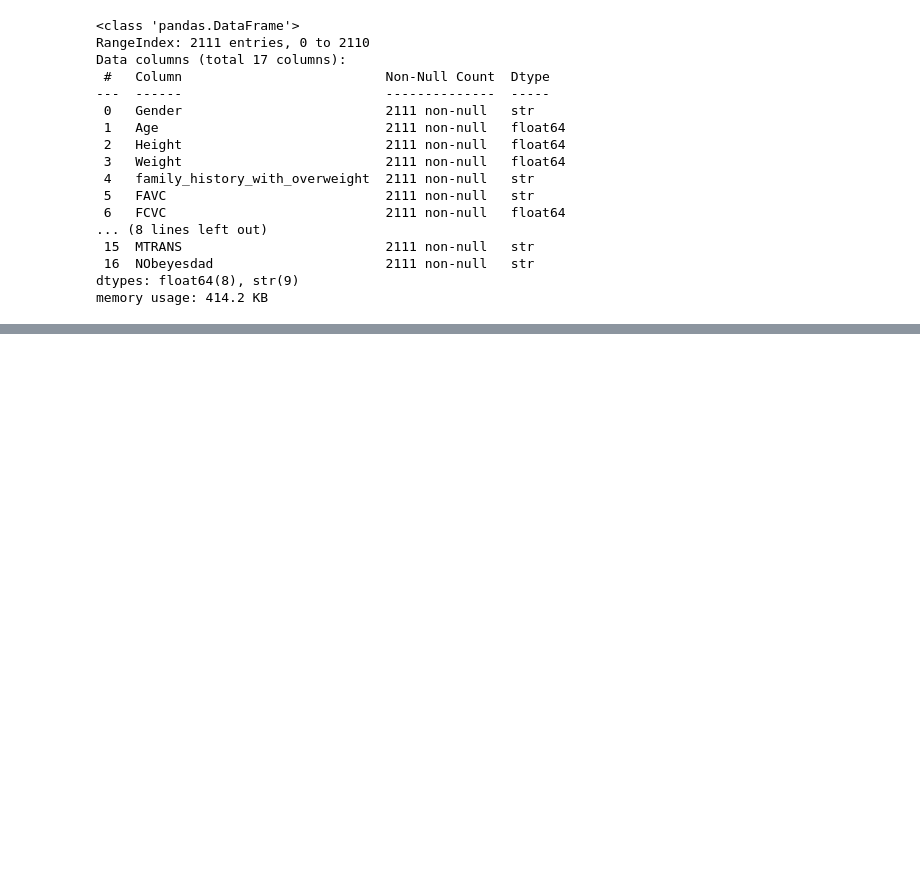
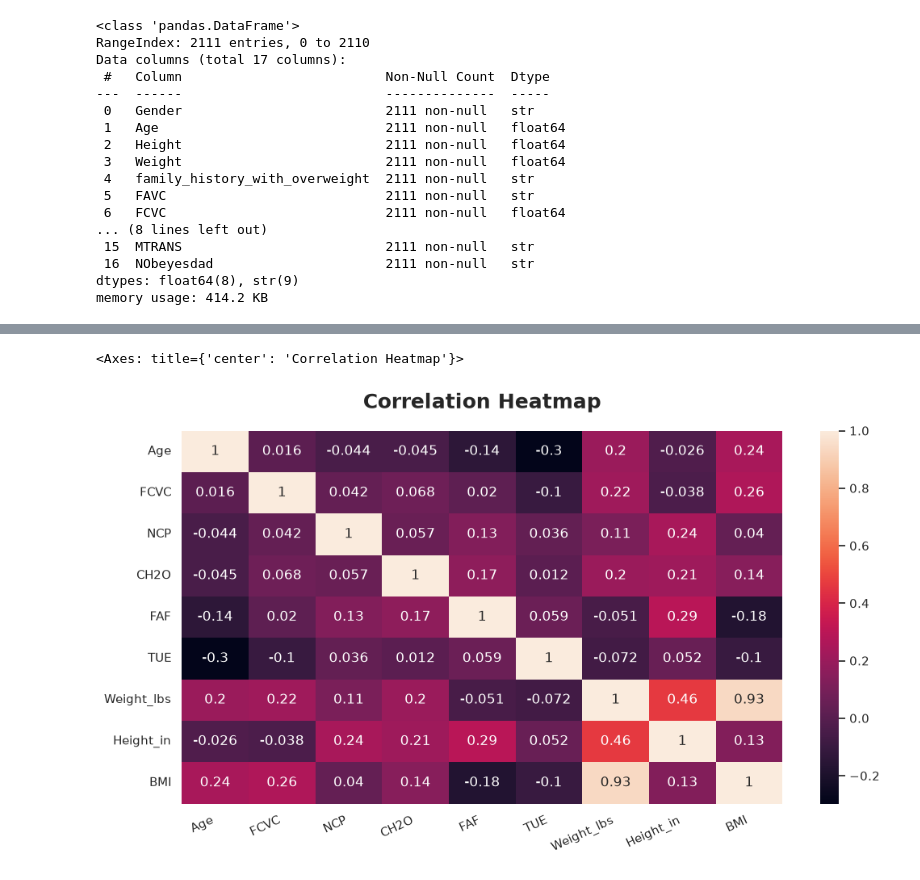
Before and after one commit to shoshanabernstein/Python-Final-Project, a Jupyter notebook: obesity_classification.ipynb, the cells around one changed output, grey strips where cells are left out. Cells and saved outputs as stored; diff of their text form; code cells hidden in the pictures; blank space fills up the shorter version.

```diff
--- a/obesity_classification.ipynb
+++ b/obesity_classification.ipynb
@@ -120,0 +146,16 @@ sns.pairplot(df)
+# %%
+plt.figure(figsize=(12, 6))
+
+# Title and labels
+plt.title("Correlation Heatmap", fontsize=18, fontweight="bold", pad=20)
+
+# Rotate x-axis labels
+plt.xticks(rotation=25, ha="right", fontsize=11)
+plt.yticks(fontsize=11)
+
+# Create figure
+
+sns.heatmap(df.corr(numeric_only=True), annot=True)
+# %% [output]
+<Axes: title={'center': 'Correlation Heatmap'}>
+[figure, added]
```
Also changed, not shown: parts of 33 cells of this notebook, 1 other file.
